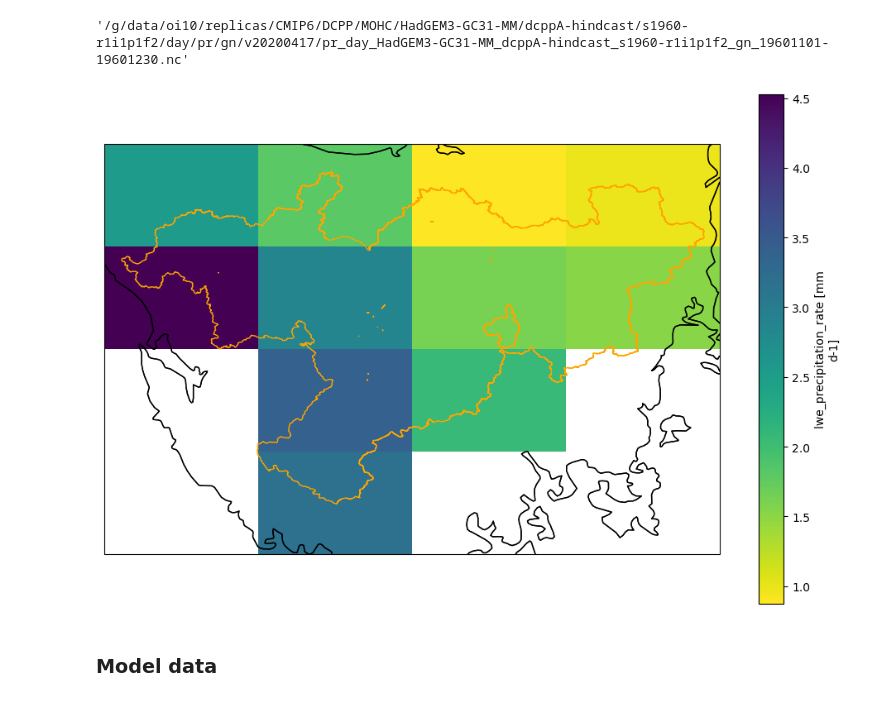
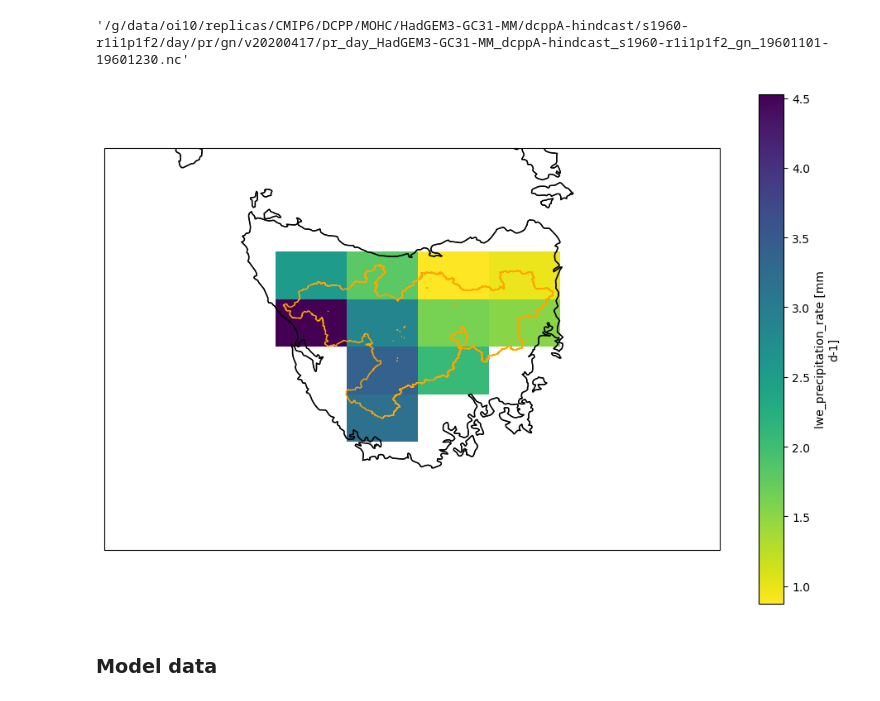
Before and after one commit to DamienIrving/hydrotas, a Jupyter notebook: analysis_HadGEM3-GC31-MM.ipynb, the cells around one changed output. Cells and saved outputs as stored; diff of their text form; code cells hidden in the pictures.

Commit message:
Set bounds for grid plot

```diff
--- a/analysis_HadGEM3-GC31-MM.ipynb
+++ b/analysis_HadGEM3-GC31-MM.ipynb
@@ -161,17 +161,19 @@ region_ds = fileio.open_dataset(
 # %%
 fig = plt.figure(figsize=[12,8])
 ax = fig.add_subplot(111, projection=ccrs.PlateCarree())
 region_ds['pr'].mean('time', keep_attrs=True).plot(
     ax=ax,
     transform=ccrs.PlateCarree(),
     cmap='viridis_r',
 )
 ax.coastlines()
+ax.set_xlim([143, 150.2])
+ax.set_ylim([-44.6, -39.9])
 ax.add_feature(cartopy.feature.STATES)
 ax.add_geometries(shapes.geometry, ccrs.PlateCarree(), facecolor='none', edgecolor='orange')
 plt.show()
 # %% [output]
-[figure, old version]
+[figure, new version]
 # %% [markdown]
 ### Model data
 # %%
```
Also changed, not shown: 3 other files.
